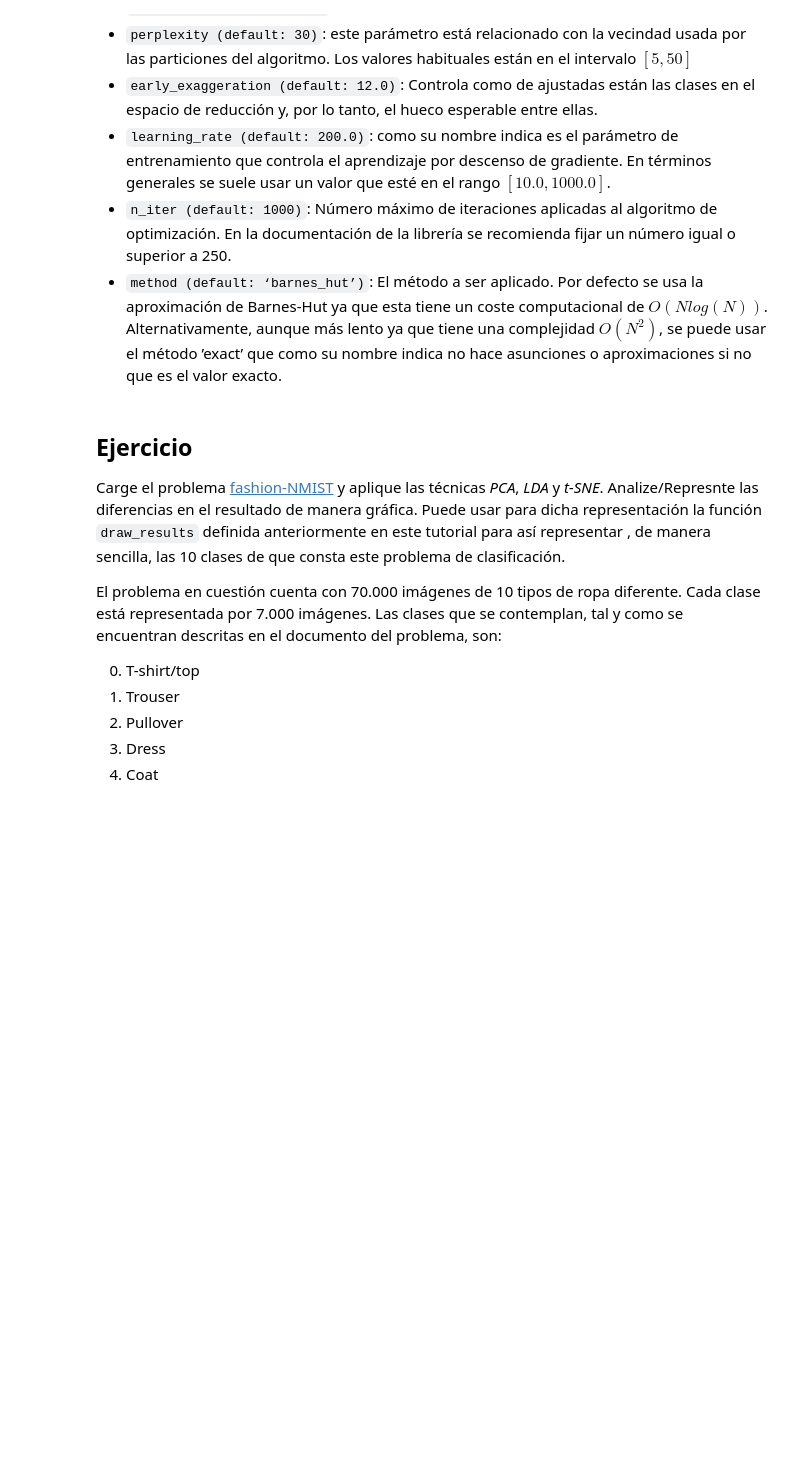
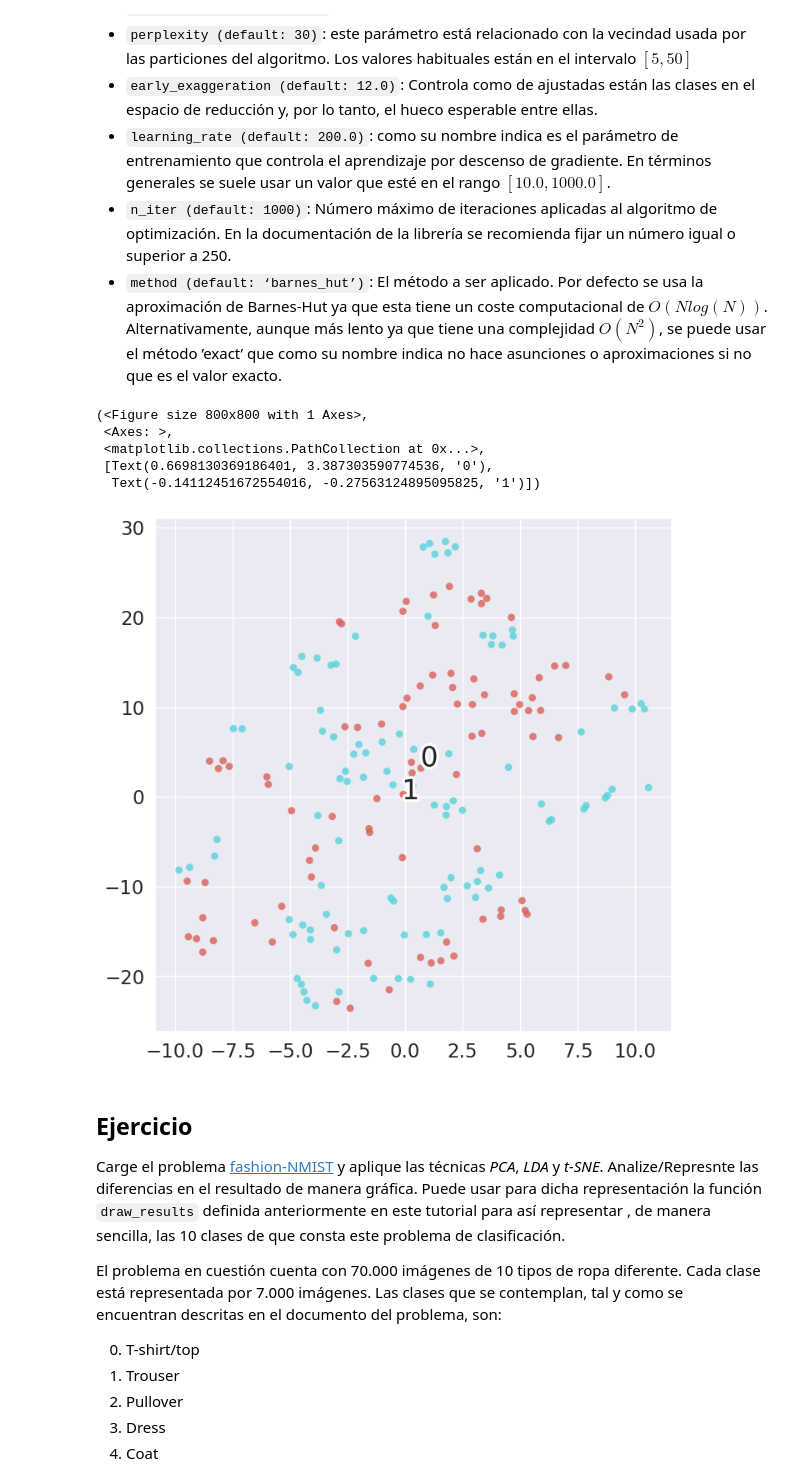
Before and after one commit to EmilioUcelayLojo/AA3, a Jupyter notebook: lab1/lab1.ipynb, the cells around one changed output. Cells and saved outputs as stored; diff of their text form; code cells hidden in the pictures; blank space fills up the shorter version.

```diff
--- a/lab1/lab1.ipynb
+++ b/lab1/lab1.ipynb
@@ -404,6 +488,22 @@ print(f"Test Patterns{test_inputs.shape} -> {ica_test_inputs.shape}")
 # %%
-# Pinte los datos a continuación y observe las diferencias con PCA
-#TODO
+from sklearn.decomposition import FastICA
 
-# Aplique un número distinto y compare los resultados de clasificación con las técnicas anteriores
-#TODO
+# Definir el número de componentes para ICA
+n_components_ica = 5  # Puedes experimentar con otros valores
+
+# Crear un objeto FastICA con el número de componentes deseado
+ica = FastICA(n_components=n_components_ica, random_state=0)
+
+# Ajustar el modelo a los datos de entrenamiento
+ica.fit(train_inputs)
+
+# Transformar los datos de entrenamiento y prueba
+ica_train_inputs = ica.transform(train_inputs)
+ica_test_inputs = ica.transform(test_inputs)
+
+# Imprimir las dimensiones de los datos transformados
+print(f"Train Patterns{train_inputs.shape} -> {ica_train_inputs.shape}")
+print(f"Test Patterns{test_inputs.shape} -> {ica_test_inputs.shape}")
+
+# Visualizar los datos transformados (opcional)
+#draw_results(ica_train_inputs, train_outputs, target_names=train_outputs.unique())
@@ -486,7 +630,14 @@ Entre los parámetros más importantes que se le pueden pasar a t-SNE cabe desta
 * `method (default: ‘barnes_hut’)`: El método a ser aplicado. Por defecto se usa la aproximación de Barnes-Hut ya que esta tiene un coste computacional de $O(N log(N))$. Alternativamente, aunque más lento ya que tiene una complejidad $O(N^2)$, se puede usar el método ’exact’ que como su nombre indica no hace asunciones o aproximaciones si no que es el valor exacto.
 # %%
 # Imprimir la representación de los patrones
-#TODO
+draw_results(tsne_train_inputs, train_outputs, target_names=train_outputs.unique())
+# %% [output]
+(<Figure size 800x800 with 1 Axes>,
+ <Axes: >,
+ <matplotlib.collections.PathCollection at 0x...>,
+ [Text(0.6698130369186401, 3.387303590774536, '0'),
+  Text(-0.14112451672554016, -0.27563124895095825, '1')])
+[figure, added]
 # %% [markdown]
 ## Ejercicio
 
```
Also changed, not shown: parts of 16 cells of this notebook.
